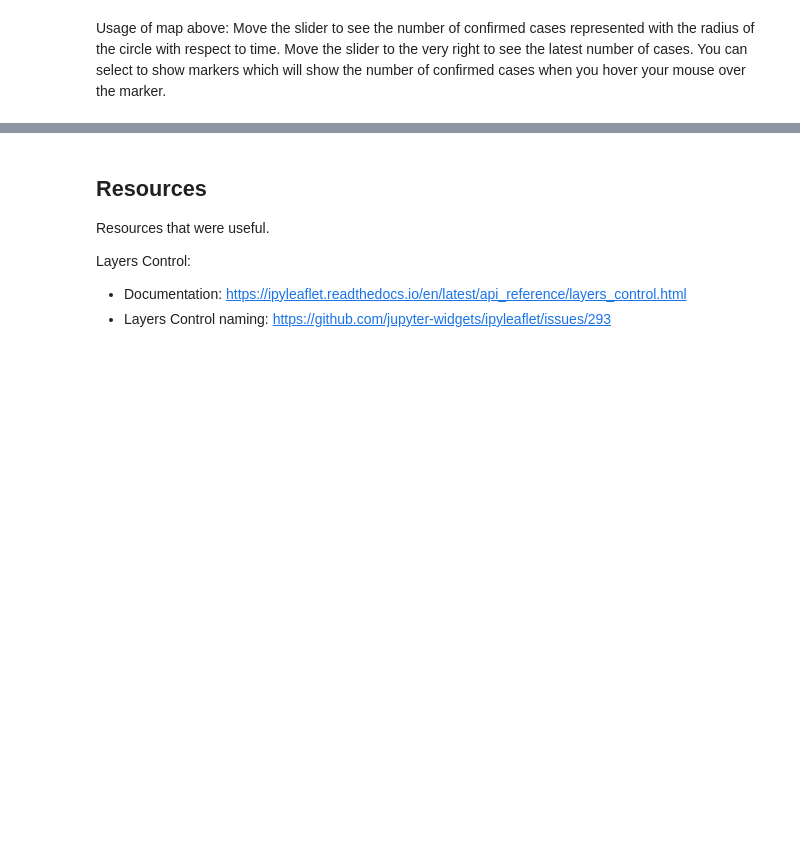
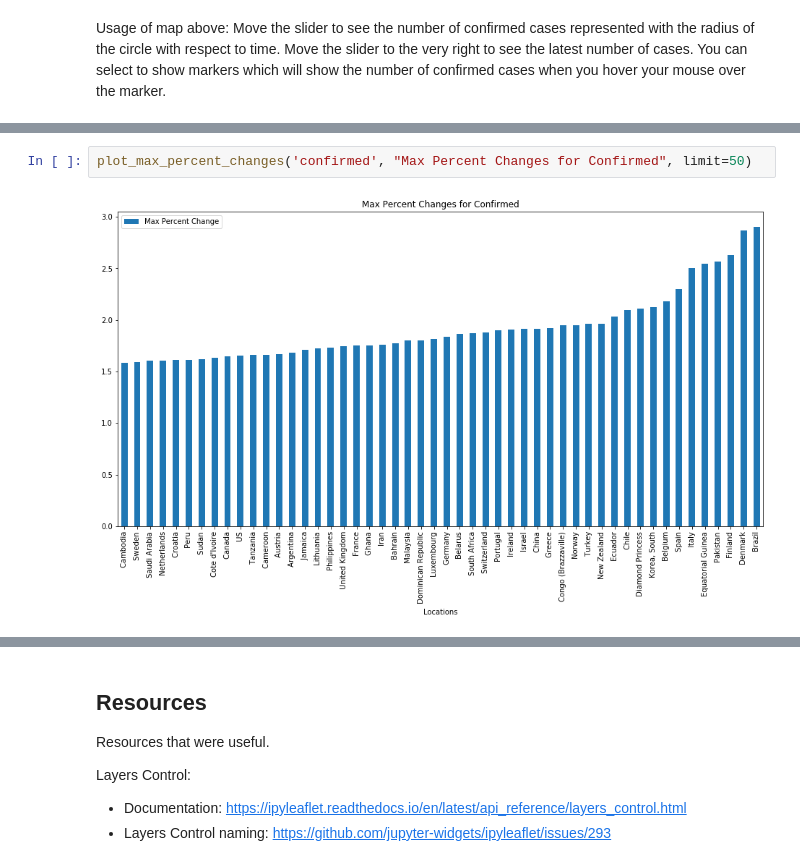
Before and after one commit to Ccamm/coronavirus_network, a Jupyter notebook: coronavirus_timeline.ipynb, the cells around one changed output, grey strips where cells are left out. Drawn from its saved outputs; the diff is of its cells as text; blank space fills up the shorter version.

Commit message:
Add some more graphs to timeline notebook and update datasets

```diff
--- a/coronavirus_timeline.ipynb
+++ b/coronavirus_timeline.ipynb
@@ -435,0 +498,4 @@ Usage of map above: Move the slider to see the number of confirmed cases represe
+# %%
+plot_max_percent_changes('confirmed', "Max Percent Changes for Confirmed", limit=50)
+# %% [output]
+[figure, added]
```
Also changed, not shown: parts of 19 cells of this notebook, 17 other files.
